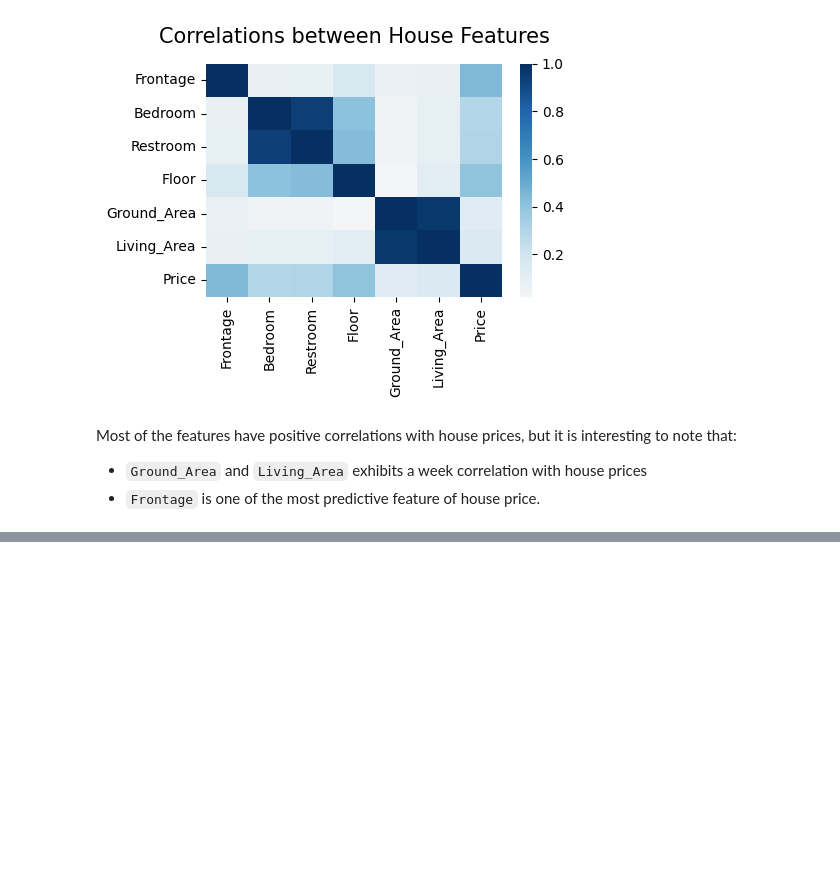
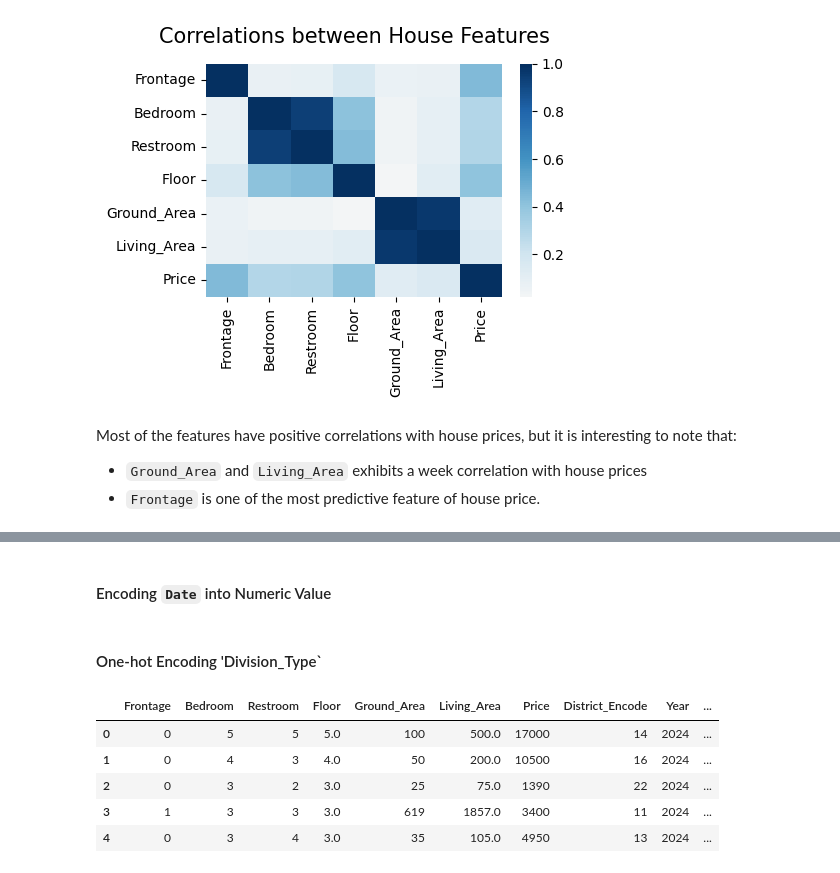
Before and after one commit to QuanLe-Chau/ADY201m_Lab_HCMC-House-Price, a Jupyter notebook: lab_hcmc_house_data.ipynb, the cells around one changed output, grey strips where cells are left out. Saved outputs shown, nothing was run; the diff lists cells and outputs as text; code cells hidden in the pictures; blank space fills up the shorter version.

```diff
--- a/lab_hcmc_house_data.ipynb
+++ b/lab_hcmc_house_data.ipynb
@@ -572,0 +599,2 @@ sns.boxplot(y=urban_dist_df['Ground_Area'])
+# %% [markdown]
+#### Encoding `Date` into Numeric Value
@@ -572,0 +607,13 @@ sns.boxplot(y=urban_dist_df['Ground_Area'])
+# %% [markdown]
+#### One-hot Encoding 'Division_Type`
+# %%
+df_encoded = pd.get_dummies(df, columns=['Division_Type'], drop_first=False, dtype=int)
+# %%
+df_encoded.head()
+# %% [output]
+|  | Frontage | Bedroom | Restroom | Floor | Ground_Area | Living_Area | Price | District_Encode | Year | ... |
+| 0 | 0 | 5 | 5 | 5.0 | 100 | 500.0 | 17000 | 14 | 2024 | ... |
+| 1 | 0 | 4 | 3 | 4.0 | 50 | 200.0 | 10500 | 16 | 2024 | ... |
+| 2 | 0 | 3 | 2 | 3.0 | 25 | 75.0 | 1390 | 22 | 2024 | ... |
+| 3 | 1 | 3 | 3 | 3.0 | 619 | 1857.0 | 3400 | 11 | 2024 | ... |
+| 4 | 0 | 3 | 4 | 3.0 | 35 | 105.0 | 4950 | 13 | 2024 | ... |
```
Also changed, not shown: parts of 16 cells of this notebook.
